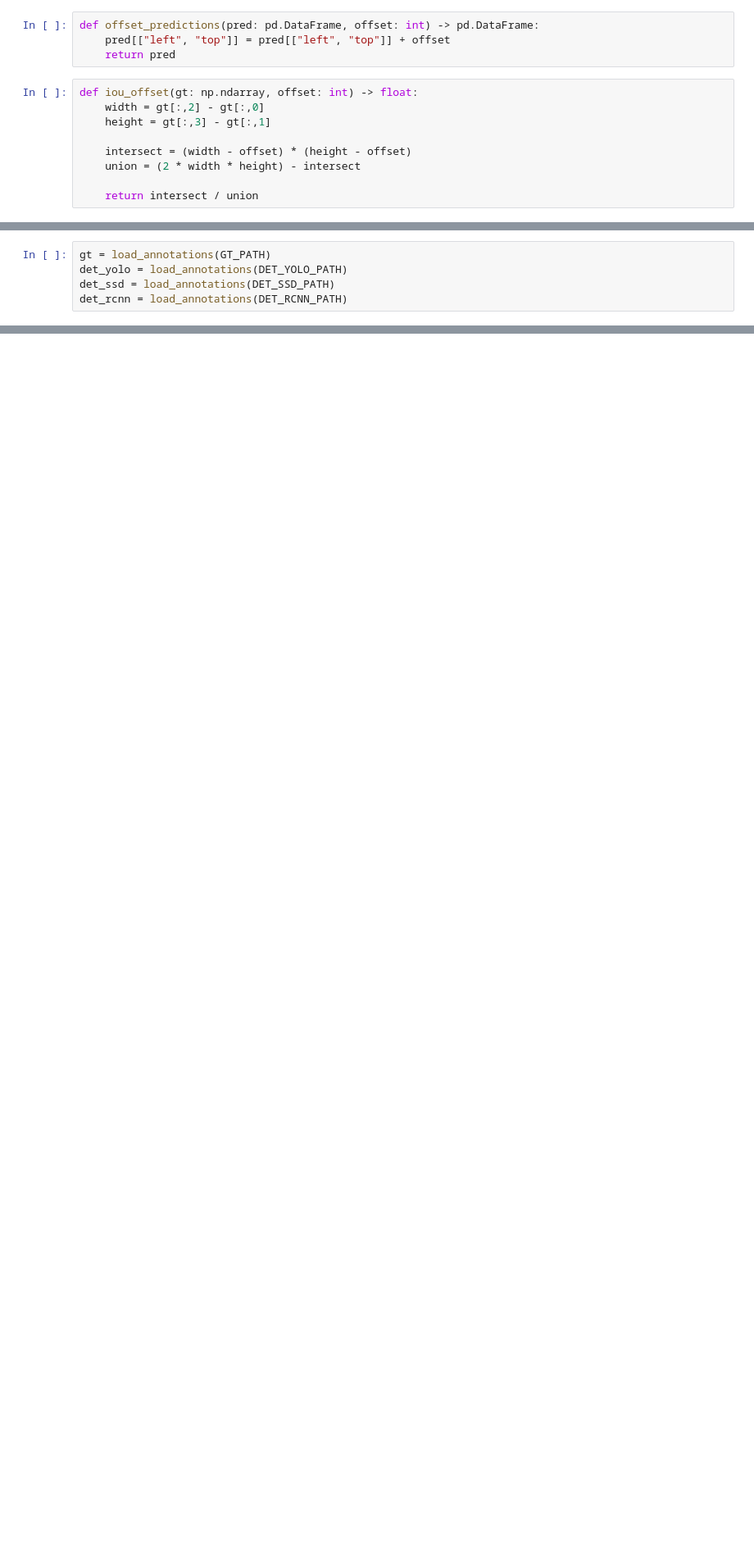
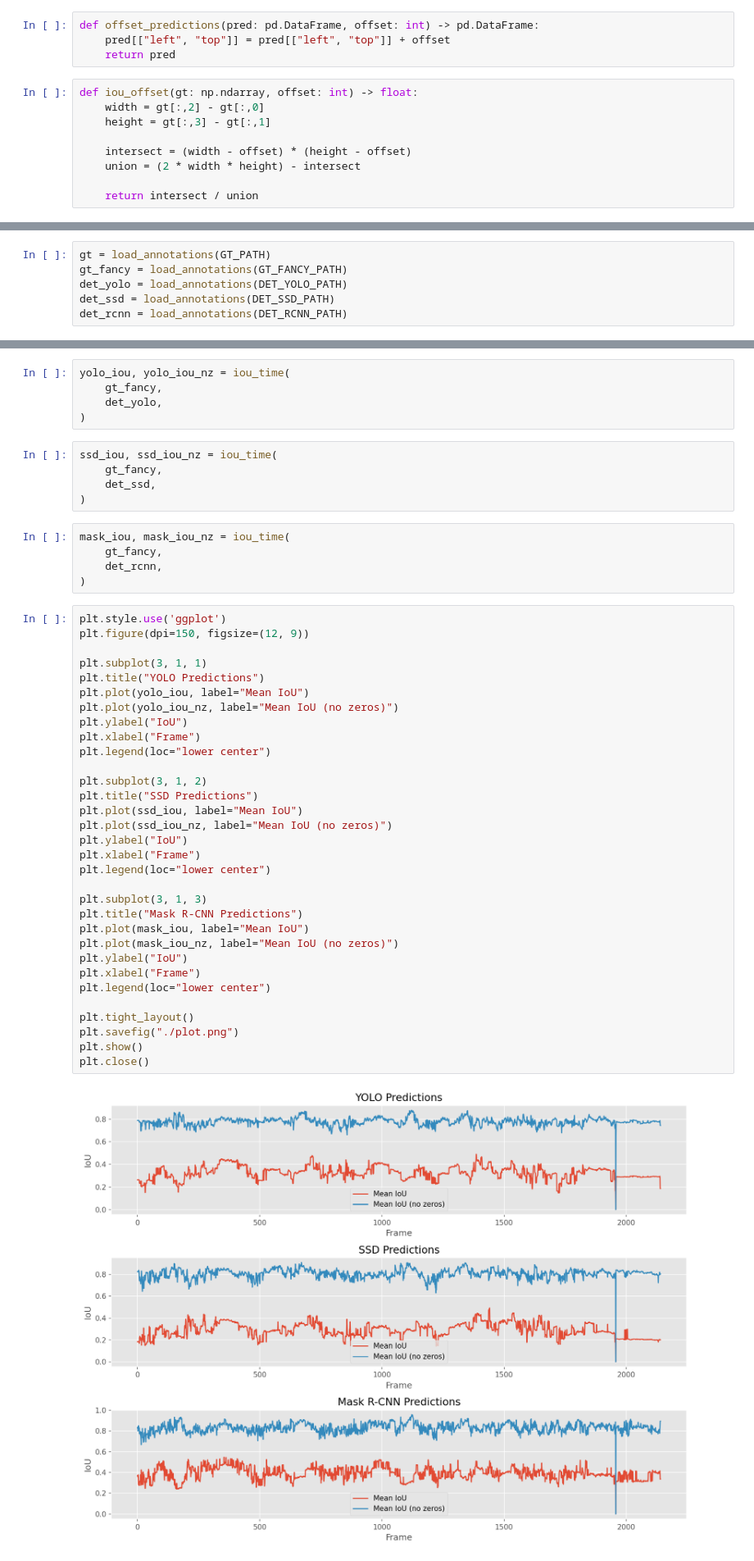
Before and after one commit to mcv-m6-video/mcv-m6-2022-team1, a Jupyter notebook: w1/test.ipynb, the cells around one changed output, grey strips where cells are left out. Shown at 82% size. Saved outputs shown, nothing was run; the diff lists cells and outputs as text; blank space fills up the shorter version.

```diff
--- a/w1/test.ipynb
+++ b/w1/test.ipynb
@@ -406,5 +395,6 @@ DET_YOLO_PATH = "E:\Master\M6 - Video analysis\Project/AICity_data/train/S03/c01
 # %%
 gt = load_annotations(GT_PATH)
+gt_fancy = load_annotations(GT_FANCY_PATH)
 det_yolo = load_annotations(DET_YOLO_PATH)
 det_ssd = load_annotations(DET_SSD_PATH)
 det_rcnn = load_annotations(DET_RCNN_PATH)
@@ -483,0 +520,49 @@ compute_avg_precision(GT_FANCY_PATH, DET_RCNN_PATH, 0.5)
+# %%
+yolo_iou, yolo_iou_nz = iou_time(
+    gt_fancy,
+    det_yolo,
+)
+# %%
+ssd_iou, ssd_iou_nz = iou_time(
+    gt_fancy,
+    det_ssd,
+)
+# %%
+mask_iou, mask_iou_nz = iou_time(
+    gt_fancy,
+    det_rcnn,
+)
+# %%
+plt.style.use('ggplot')
+plt.figure(dpi=150, figsize=(12, 9))
+
+plt.subplot(3, 1, 1)
+plt.title("YOLO Predictions")
+plt.plot(yolo_iou, label="Mean IoU")
+plt.plot(yolo_iou_nz, label="Mean IoU (no zeros)")
+plt.ylabel("IoU")
+plt.xlabel("Frame")
+plt.legend(loc="lower center")
+
+plt.subplot(3, 1, 2)
+plt.title("SSD Predictions")
+plt.plot(ssd_iou, label="Mean IoU")
+plt.plot(ssd_iou_nz, label="Mean IoU (no zeros)")
+plt.ylabel("IoU")
+plt.xlabel("Frame")
+plt.legend(loc="lower center")
+
+plt.subplot(3, 1, 3)
+plt.title("Mask R-CNN Predictions")
+plt.plot(mask_iou, label="Mean IoU")
+plt.plot(mask_iou_nz, label="Mean IoU (no zeros)")
+plt.ylabel("IoU")
+plt.xlabel("Frame")
+plt.legend(loc="lower center")
+
+plt.tight_layout()
+plt.savefig("./plot.png")
+plt.show()
+plt.close()
+# %% [output]
+[figure, added]
```
Also changed, not shown: parts of 28 cells of this notebook, 3 other files.
